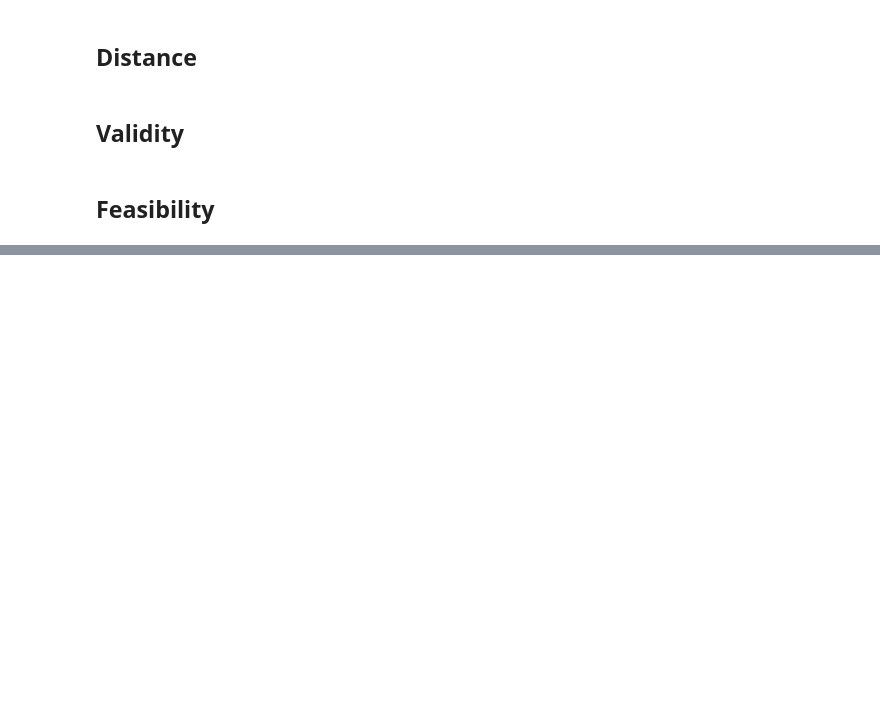
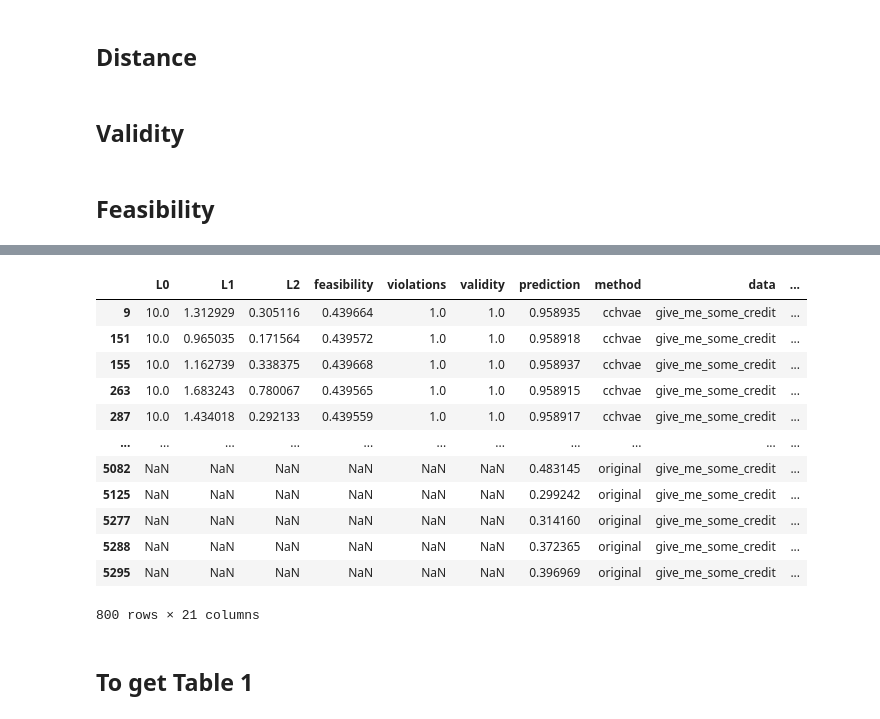
Before and after one commit to NorskRegnesentral/mccepy, a Jupyter notebook: generate_carla_results_with_new_carla.ipynb, the cells around one changed output, grey strips where cells are left out. Drawn from its saved outputs; the diff is of its cells as text; code cells hidden in the pictures; blank space fills up the shorter version.

```diff
--- a/generate_carla_results_with_new_carla.ipynb
+++ b/generate_carla_results_with_new_carla.ipynb
@@ -429,0 +323,57 @@ final_results[['method', 'L0', 'L1', 'L2',  'feasibility', 'violations', 'validi
+# %%
+import pandas as pd
+
+results = pd.read_csv(f"/nr/samba/user/anr/pkg/MCCE_Python/Results/{data_name}_mcce_results_k_10000_n_100.csv", index_col=0)
+
+results['data'] = data_name
+results['method'] = 'mcce'
+results.rename(columns={'violation': 'violations'}, inplace=True)
+
+preds = ml_model.predict_proba(results)
+new_preds = []
+for x in preds:
+    new_preds.append(x[1])
+results['prediction'] = new_preds
+results = dataset.inverse_transform(results)
+results.head(1)
+
+results['validity'] = np.where(np.asarray(new_preds) >= 0.5, 1, 0)
+
+# results.loc[263]
+# %%
+temp = pd.concat([temp, results[temp.columns]])
+
+temp2 = factuals.copy()
+preds = ml_model.predict_proba(temp2)
+new_preds = []
+for x in preds:
+    new_preds.append(x[1])
+temp2['prediction'] = new_preds
+temp2 = dataset.inverse_transform(temp2)
+temp2.head(1)
+temp2['L0'] = np.nan
+temp2['L1'] = np.nan
+temp2['L2'] = np.nan
+temp2['validity'] = np.nan
+temp2['violations'] = np.nan
+temp2['feasibility'] = np.nan
+temp2['time (seconds)'] = np.nan
+temp2['method'] = 'original'
+temp2['data'] = data_name
+
+temp = pd.concat([temp, temp2.iloc[0:100][temp.columns]], axis=0)
+temp
+# %% [output]
+|  | L0 | L1 | L2 | feasibility | violations | validity | prediction | method | data | ... |
+| 9 | 10.0 | 1.312929 | 0.305116 | 0.439664 | 1.0 | 1.0 | 0.958935 | cchvae | give_me_some_credit | ... |
+| 151 | 10.0 | 0.965035 | 0.171564 | 0.439572 | 1.0 | 1.0 | 0.958918 | cchvae | give_me_some_credit | ... |
+| 155 | 10.0 | 1.162739 | 0.338375 | 0.439668 | 1.0 | 1.0 | 0.958937 | cchvae | give_me_some_credit | ... |
+| 263 | 10.0 | 1.683243 | 0.780067 | 0.439565 | 1.0 | 1.0 | 0.958915 | cchvae | give_me_some_credit | ... |
+| 287 | 10.0 | 1.434018 | 0.292133 | 0.439559 | 1.0 | 1.0 | 0.958917 | cchvae | give_me_some_credit | ... |
+| ... | ... | ... | ... | ... | ... | ... | ... | ... | ... | ... |
+| 5082 | NaN | NaN | NaN | NaN | NaN | NaN | 0.483145 | original | give_me_some_credit | ... |
+| 5125 | NaN | NaN | NaN | NaN | NaN | NaN | 0.299242 | original | give_me_some_credit | ... |
+| 5277 | NaN | NaN | NaN | NaN | NaN | NaN | 0.314160 | original | give_me_some_credit | ... |
+| 5288 | NaN | NaN | NaN | NaN | NaN | NaN | 0.372365 | original | give_me_some_credit | ... |
+| 5295 | NaN | NaN | NaN | NaN | NaN | NaN | 0.396969 | original | give_me_some_credit | ... |
+800 rows × 21 columns
@@ -429,0 +406,2 @@ final_results[['method', 'L0', 'L1', 'L2',  'feasibility', 'violations', 'validi
+# %% [markdown]
+## To get Table 1
```
Also changed, not shown: parts of 38 cells of this notebook, 10 other files.
